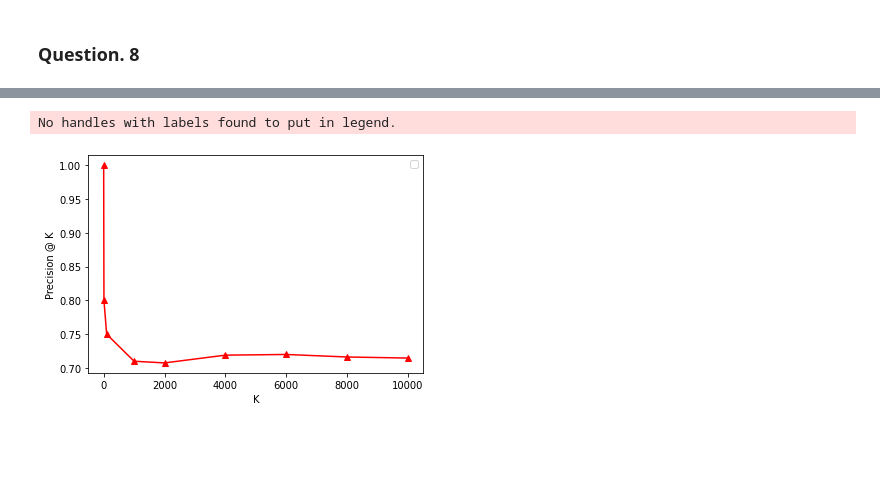
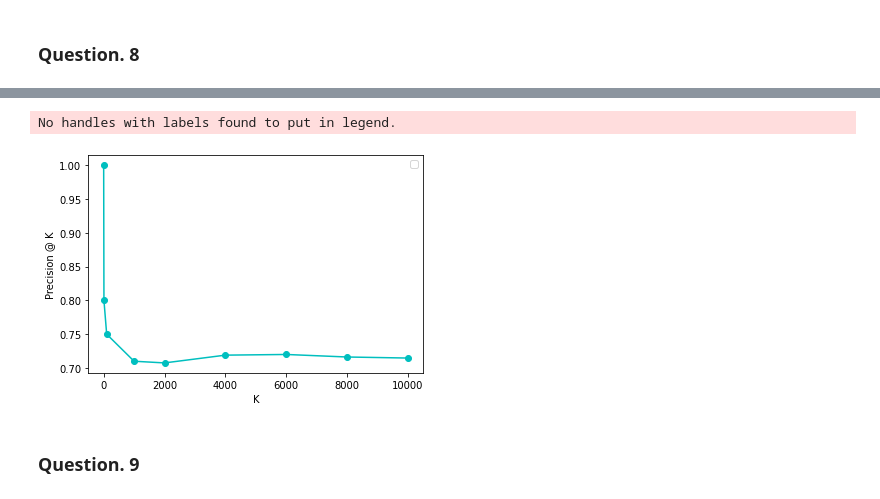
Before and after one commit to fabulousdj/ucsd-cse258, a Jupyter notebook: hw1/Classification.ipynb, the cells around one changed output, grey strips where cells are left out. Cells and saved outputs as stored; diff of their text form; code cells hidden in the pictures; blank space fills up the shorter version.

```diff
--- a/hw1/Classification.ipynb
+++ b/hw1/Classification.ipynb
@@ -130,0 +134,3 @@ confSorted.sort(key=lambda t: t[0], reverse=True)
+# %%
+prob = mod.predict_proba(X)
+probSorted = list(zip(prob, y))
@@ -131 +141,3 @@ confSorted.sort(key=lambda t: t[0], reverse=True)
+# %%
+probSorted.sort(key=lambda t : t[0][1], reverse=True)
 # %%
@@ -147,12 +172,14 @@ import matplotlib.pyplot as plt
 # plot a graph
 K = np.array([1, 10, 100, 1000, 2000, 4000, 6000, 8000, 10000])
 # %%
-p_at_k = np.array([sum(map(lambda x : x[1], confSorted[:k])) / k for k in K])
-plt.plot(K, p_at_k, 'r^-')
+p_at_k = np.array([sum(map(lambda x : x[1], probSorted[:k])) / k for k in K])
+plt.plot(K, p_at_k, 'co-')
 plt.xlabel('K')
 plt.ylabel('Precision @ K')
 plt.legend()
 plt.show()
 # %% [output]
 No handles with labels found to put in legend.
-[figure, old version]
+[figure, new version]
+# %% [markdown]
+### Question. 9
```
Also changed, not shown: parts of 11 cells of this notebook, 1 other file.
